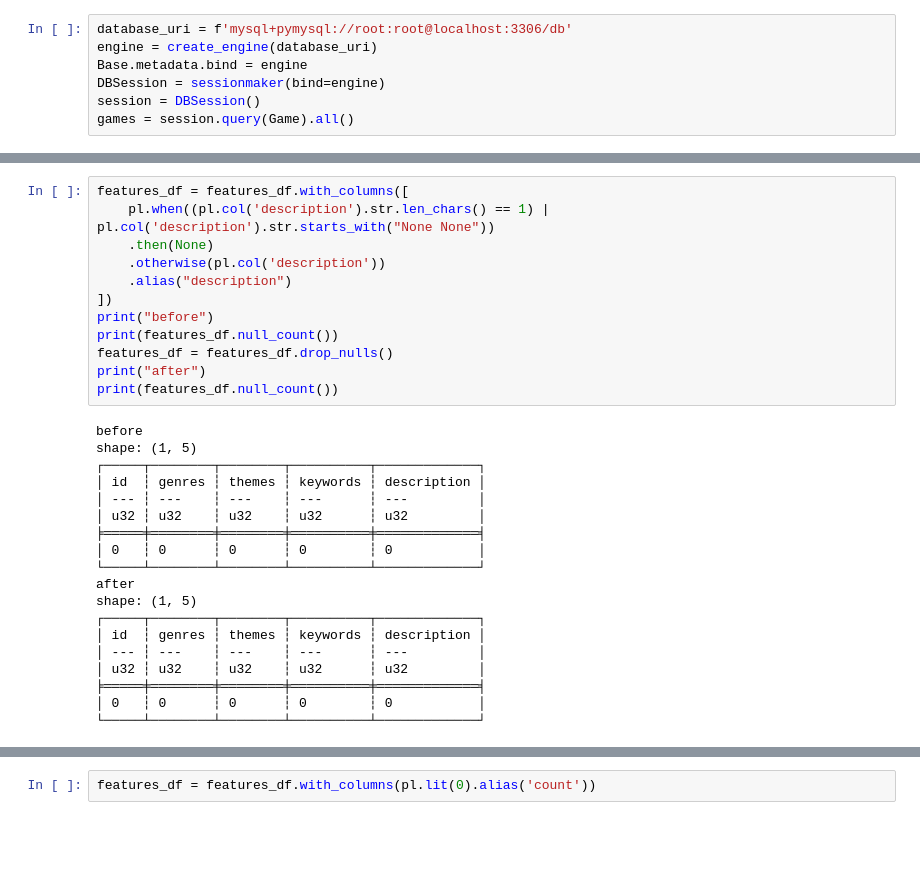
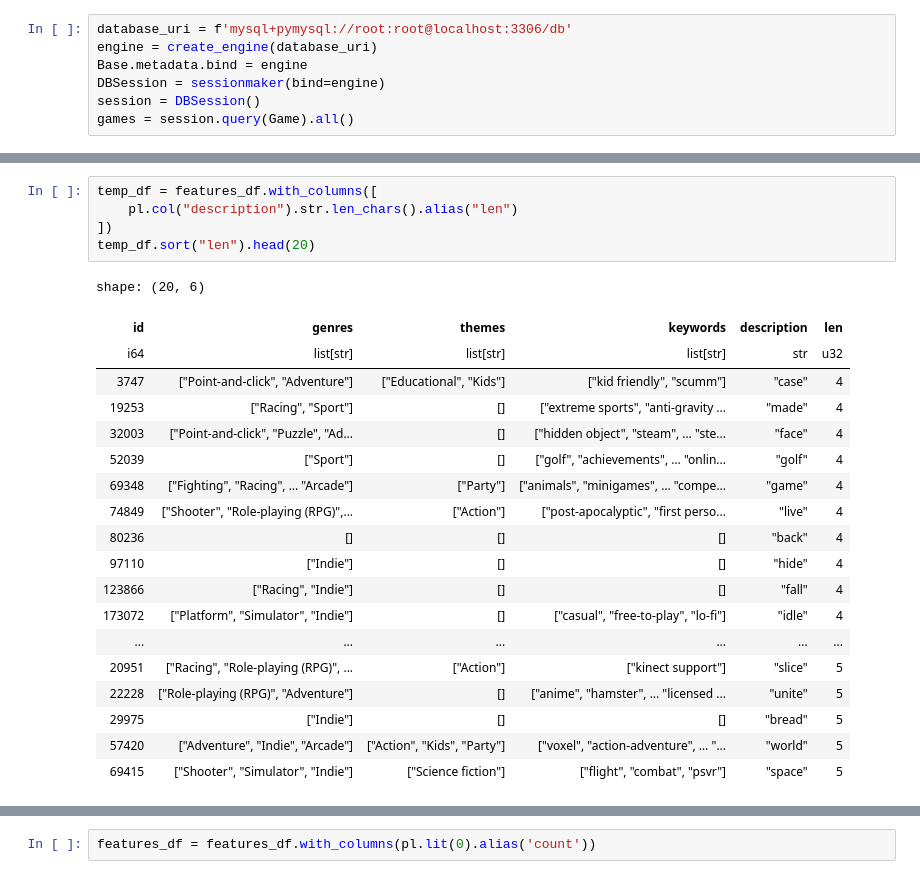
Before and after one commit to anekil/game-on, a Jupyter notebook: backend/website/recommendation/data_preprocess.ipynb, the cells around one changed output, grey strips where cells are left out. Saved outputs shown, nothing was run; the diff lists cells and outputs as text; blank space fills up the shorter version.

```diff
--- a/backend/website/recommendation/data_preprocess.ipynb
+++ b/backend/website/recommendation/data_preprocess.ipynb
@@ -96,34 +155,28 @@ shape: (5, 5)
 # %%
-features_df = features_df.with_columns([
-    pl.when((pl.col('description').str.len_chars() == 1) | pl.col('description').str.starts_with("None None"))
-    .then(None)
-    .otherwise(pl.col('description'))
-    .alias("description")
+temp_df = features_df.with_columns([
+    pl.col("description").str.len_chars().alias("len")
 ])
-print("before")
-print(features_df.null_count())
-features_df = features_df.drop_nulls()
-print("after")
-print(features_df.null_count())
+temp_df.sort("len").head(20)
 # %% [output]
-before
-shape: (1, 5)
-┌─────┬────────┬────────┬──────────┬─────────────┐
-│ id  ┆ genres ┆ themes ┆ keywords ┆ description │
-│ --- ┆ ---    ┆ ---    ┆ ---      ┆ ---         │
-│ u32 ┆ u32    ┆ u32    ┆ u32      ┆ u32         │
-╞═════╪════════╪════════╪══════════╪═════════════╡
-│ 0   ┆ 0      ┆ 0      ┆ 0        ┆ 0           │
-└─────┴────────┴────────┴──────────┴─────────────┘
-after
-shape: (1, 5)
-┌─────┬────────┬────────┬──────────┬─────────────┐
-│ id  ┆ genres ┆ themes ┆ keywords ┆ description │
-│ --- ┆ ---    ┆ ---    ┆ ---      ┆ ---         │
-│ u32 ┆ u32    ┆ u32    ┆ u32      ┆ u32         │
-╞═════╪════════╪════════╪══════════╪═════════════╡
-│ 0   ┆ 0      ┆ 0      ┆ 0        ┆ 0           │
-└─────┴────────┴────────┴──────────┴─────────────┘
+shape: (20, 6)
+| id | genres | themes | keywords | description | len |
+| i64 | list[str] | list[str] | list[str] | str | u32 |
+| 3747 | ["Point-and-click", "Adventure"] | ["Educational", "Kids"] | ["kid friendly", "scumm"] | "case" | 4 |
+| 19253 | ["Racing", "Sport"] | [] | ["extreme sports", "anti-gravity ... | "made" | 4 |
+| 32003 | ["Point-and-click", "Puzzle", "Ad... | [] | ["hidden object", "steam", … "ste... | "face" | 4 |
+| 52039 | ["Sport"] | [] | ["golf", "achievements", … "onlin... | "golf" | 4 |
+| 69348 | ["Fighting", "Racing", … "Arcade"] | ["Party"] | ["animals", "minigames", … "compe... | "game" | 4 |
+| 74849 | ["Shooter", "Role-playing (RPG)",... | ["Action"] | ["post-apocalyptic", "first perso... | "live" | 4 |
+| 80236 | [] | [] | [] | "back" | 4 |
+| 97110 | ["Indie"] | [] | [] | "hide" | 4 |
+| 123866 | ["Racing", "Indie"] | [] | [] | "fall" | 4 |
+| 173072 | ["Platform", "Simulator", "Indie"] | [] | ["casual", "free-to-play", "lo-fi"] | "idle" | 4 |
+| ... | ... | ... | ... | ... | ... |
+| 20951 | ["Racing", "Role-playing (RPG)", ... | ["Action"] | ["kinect support"] | "slice" | 5 |
+| 22228 | ["Role-playing (RPG)", "Adventure"] | [] | ["anime", "hamster", … "licensed ... | "unite" | 5 |
+| 29975 | ["Indie"] | [] | [] | "bread" | 5 |
+| 57420 | ["Adventure", "Indie", "Arcade"] | ["Action", "Kids", "Party"] | ["voxel", "action-adventure", … "... | "world" | 5 |
+| 69415 | ["Shooter", "Simulator", "Indie"] | ["Science fiction"] | ["flight", "combat", "psvr"] | "space" | 5 |
 # %%
 def clean_and_join(row):
     words = sorted(["".join(filter(str.isalpha, i)) for i in row])
```
Also changed, not shown: parts of 22 cells of this notebook, 5 other files.
